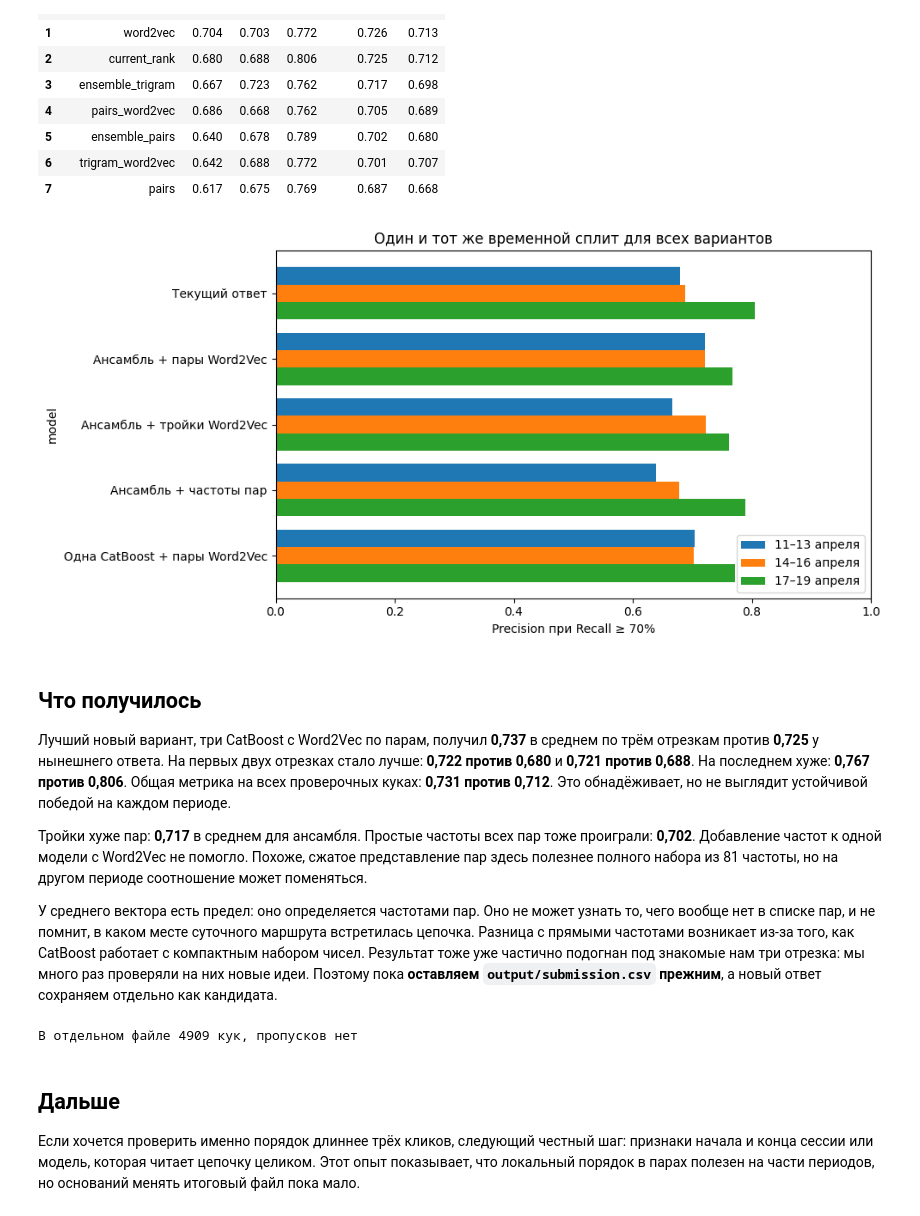
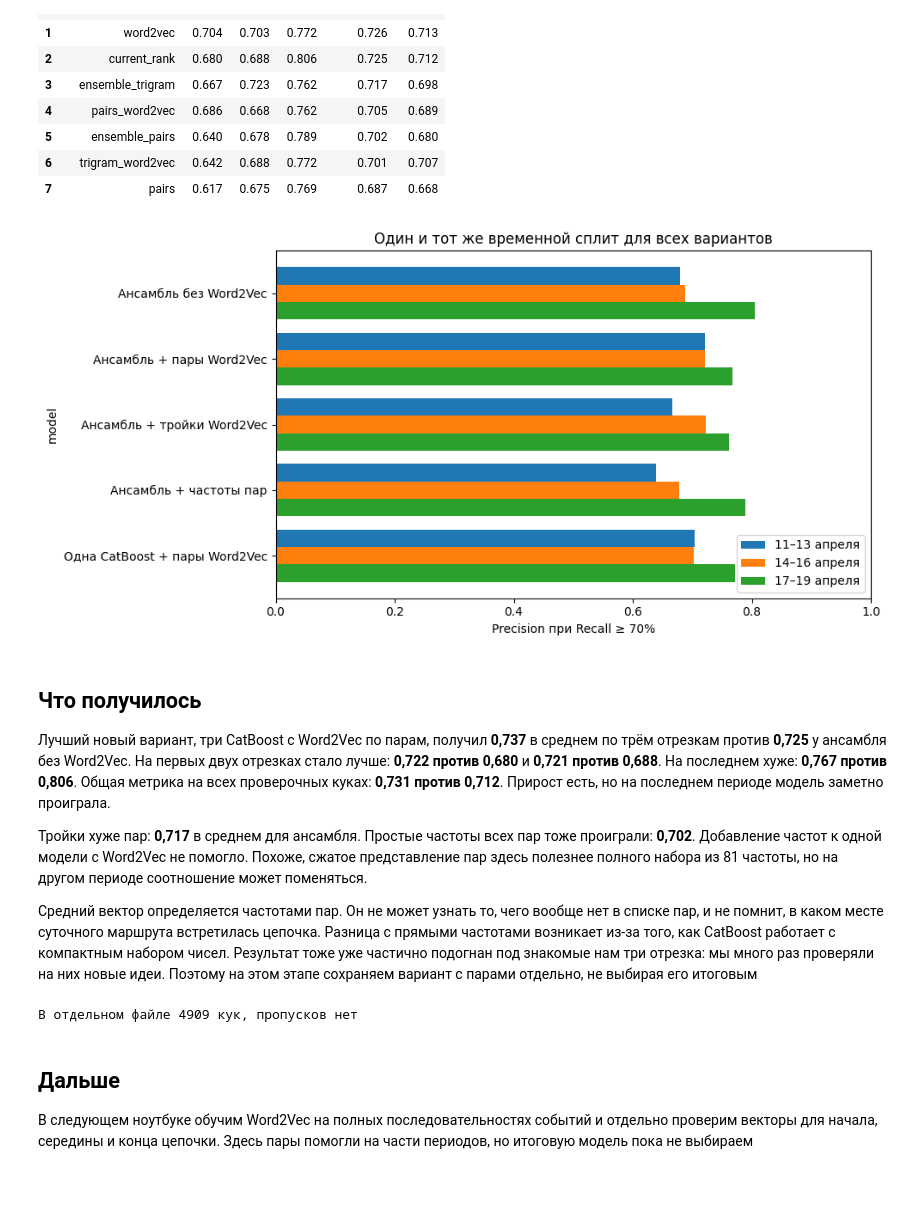
Before and after one commit to artem-melikhov/bot-detection-challenge, a Jupyter notebook: notebooks/12_sequence_embeddings.ipynb, the cells around one changed output. Drawn from its saved outputs; the diff is of its cells as text; code cells hidden in the pictures; blank space fills up the shorter version.

```diff
--- a/notebooks/12_sequence_embeddings.ipynb
+++ b/notebooks/12_sequence_embeddings.ipynb
@@ -43,29 +43,29 @@ display(summary.style.format({c: "{:.3f}" for c in summary.columns if c != "mode
 | 7 | pairs | 0.617 | 0.675 | 0.769 | 0.687 | 0.668 |
 # %%
 labels = {
-    "current_rank": "Текущий ответ",
+    "current_rank": "Ансамбль без Word2Vec",
     "ensemble_word2vec": "Ансамбль + пары Word2Vec",
     "ensemble_trigram": "Ансамбль + тройки Word2Vec",
     "ensemble_pairs": "Ансамбль + частоты пар",
     "word2vec": "Одна CatBoost + пары Word2Vec",
 }
 shown = summary.set_index("model").loc[list(labels)].rename(index=labels)
 ax = shown[["fold_1", "fold_2", "fold_3"]].plot.barh(figsize=(10, 5), width=.8)
 ax.invert_yaxis()
 ax.set_xlim(0, 1)
 ax.set_xlabel("Precision при Recall ≥ 70%")
 ax.set_title("Один и тот же временной сплит для всех вариантов")
 ax.legend(["11–13 апреля", "14–16 апреля", "17–19 апреля"], loc="lower right")
 plt.tight_layout()
 plt.show()
 # %% [output]
-[figure, old version]
+[figure, new version]
 # %% [markdown]
 ## Что получилось
 
-Лучший новый вариант, три CatBoost с Word2Vec по парам, получил **0,737** в среднем по трём отрезкам против **0,725** у нынешнего ответа. На первых двух отрезках стало лучше: **0,722 против 0,680** и **0,721 против 0,688**. На последнем хуже: **0,767 против 0,806**. Общая метрика на всех проверочных куках: **0,731 против 0,712**. Это обнадёживает, но не выглядит устойчивой победой на каждом периоде.
+Лучший новый вариант, три CatBoost с Word2Vec по парам, получил **0,737** в среднем по трём отрезкам против **0,725** у ансамбля без Word2Vec. На первых двух отрезках стало лучше: **0,722 против 0,680** и **0,721 против 0,688**. На последнем хуже: **0,767 против 0,806**. Общая метрика на всех проверочных куках: **0,731 против 0,712**. Прирост есть, но на последнем периоде модель заметно проиграла.
 
 Тройки хуже пар: **0,717** в среднем для ансамбля. Простые частоты всех пар тоже проиграли: **0,702**. Добавление частот к одной модели с Word2Vec не помогло. Похоже, сжатое представление пар здесь полезнее полного набора из 81 частоты, но на другом периоде соотношение может поменяться.
 
-У среднего вектора есть предел: оно определяется частотами пар. Оно не может узнать то, чего вообще нет в списке пар, и не помнит, в каком месте суточного маршрута встретилась цепочка. Разница с прямыми частотами возникает из-за того, как CatBoost работает с компактным набором чисел. Результат тоже уже частично подогнан под знакомые нам три отрезка: мы много раз проверяли на них новые идеи. Поэтому пока **оставляем `output/submission.csv` прежним**, а новый ответ сохраняем отдельно как кандидата.
+Средний вектор определяется частотами пар. Он не может узнать то, чего вообще нет в списке пар, и не помнит, в каком месте суточного маршрута встретилась цепочка. Разница с прямыми частотами возникает из-за того, как CatBoost работает с компактным набором чисел. Результат тоже уже частично подогнан под знакомые нам три отрезка: мы много раз проверяли на них новые идеи. Поэтому на этом этапе сохраняем вариант с парами отдельно, не выбирая его итоговым
 # %%
@@ -80,4 +84,4 @@ print(f"В отдельном файле {len(candidate)} кук, пропуск
 # %% [markdown]
 ## Дальше
 
-Если хочется проверить именно порядок длиннее трёх кликов, следующий честный шаг: признаки начала и конца сессии или модель, которая читает цепочку целиком. Этот опыт показывает, что локальный порядок в парах полезен на части периодов, но оснований менять итоговый файл пока мало.
+В следующем ноутбуке обучим Word2Vec на полных последовательностях событий и отдельно проверим векторы для начала, середины и конца цепочки. Здесь пары помогли на части периодов, но итоговую модель пока не выбираем
```
Also changed, not shown: parts of 4 cells of this notebook, 13 other files.
